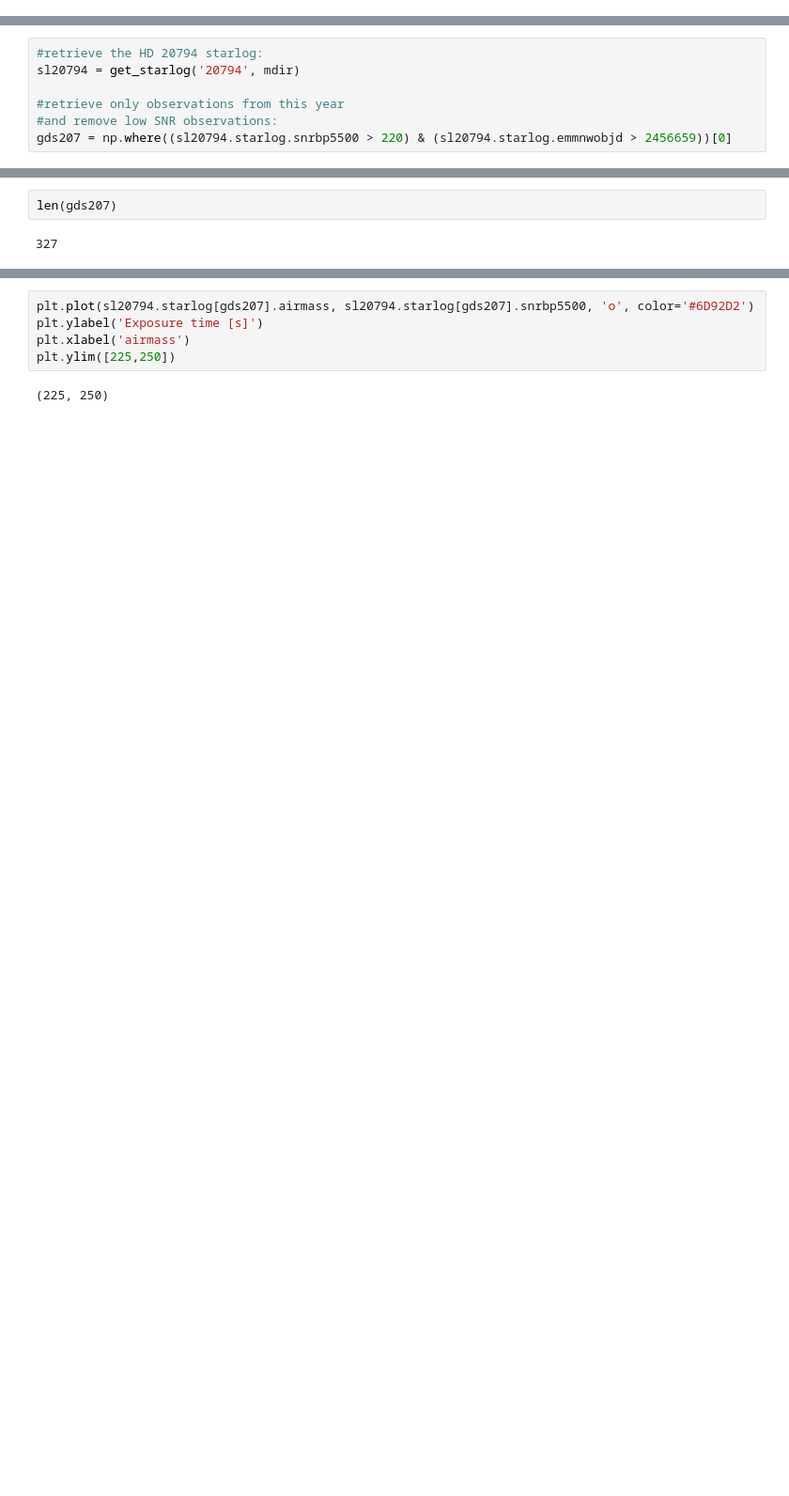
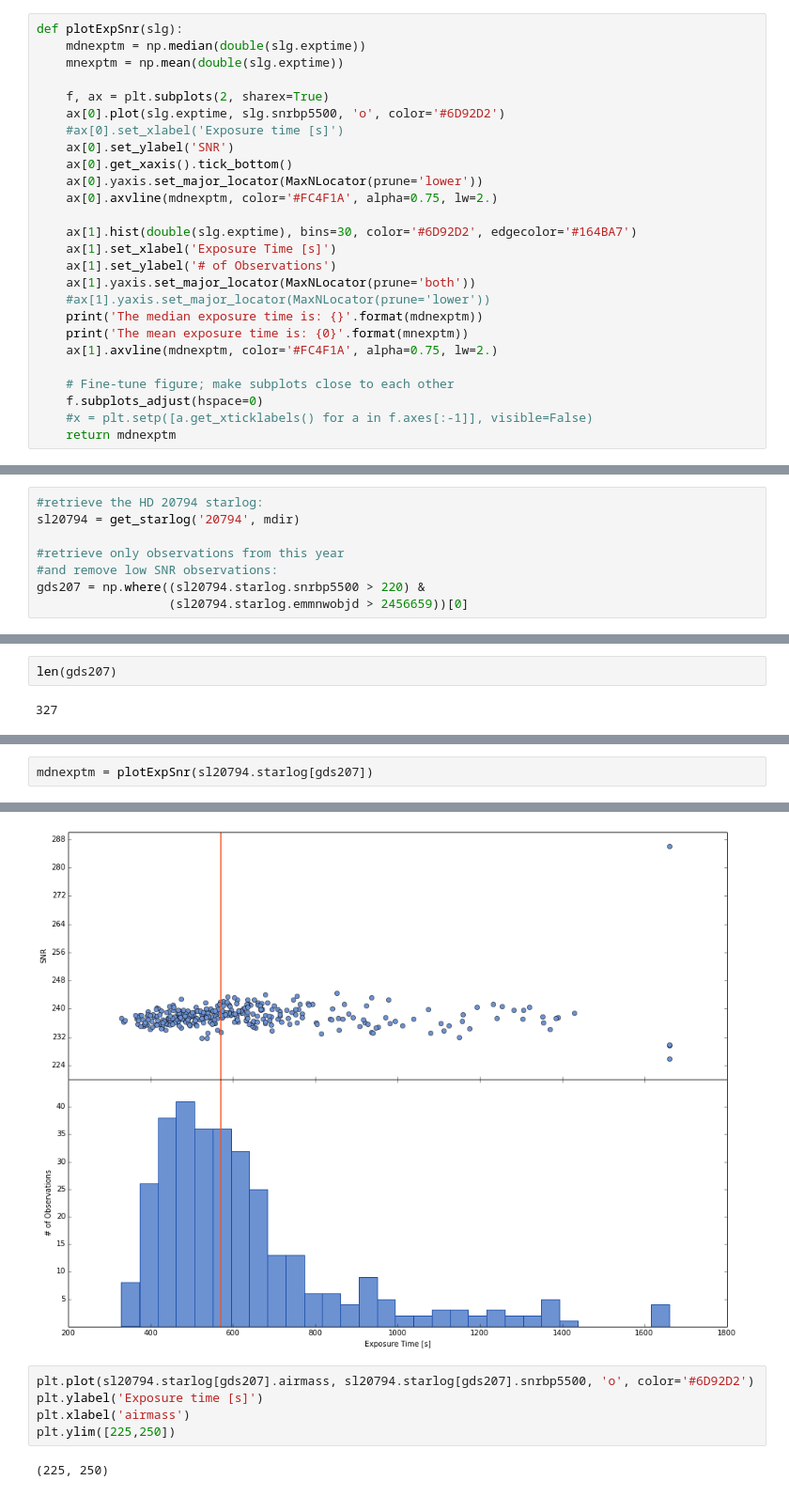
Before and after one commit to mattgiguere/CHIRON, a Jupyter notebook: EXPM/ExposureTime.ipynb, the cells around one changed output, grey strips where cells are left out. Shown at 94% size. Saved outputs shown, nothing was run; the diff lists cells and outputs as text; blank space fills up the shorter version.

Commit message:
finished exposure time notebook
the calculation of the exposure time for CHIRON is now complete

```diff
--- a/EXPM/ExposureTime.ipynb
+++ b/EXPM/ExposureTime.ipynb
@@ -113,0 +133,26 @@ Standard Deviation: 5.03746477712
+# %%
+def plotExpSnr(slg):
+    mdnexptm = np.median(double(slg.exptime))
+    mnexptm = np.mean(double(slg.exptime))
+
+    f, ax = plt.subplots(2, sharex=True)
+    ax[0].plot(slg.exptime, slg.snrbp5500, 'o', color='#6D92D2')
+    #ax[0].set_xlabel('Exposure time [s]')
+    ax[0].set_ylabel('SNR')
+    ax[0].get_xaxis().tick_bottom()
+    ax[0].yaxis.set_major_locator(MaxNLocator(prune='lower'))
+    ax[0].axvline(mdnexptm, color='#FC4F1A', alpha=0.75, lw=2.)
+
+    ax[1].hist(double(slg.exptime), bins=30, color='#6D92D2', edgecolor='#164BA7')
+    ax[1].set_xlabel('Exposure Time [s]')
+    ax[1].set_ylabel('# of Observations')
+    ax[1].yaxis.set_major_locator(MaxNLocator(prune='both'))
+    #ax[1].yaxis.set_major_locator(MaxNLocator(prune='lower'))
+    print('The median exposure time is: {}'.format(mdnexptm))
+    print('The mean exposure time is: {0}'.format(mnexptm))
+    ax[1].axvline(mdnexptm, color='#FC4F1A', alpha=0.75, lw=2.)
+
+    # Fine-tune figure; make subplots close to each other
+    f.subplots_adjust(hspace=0)
+    #x = plt.setp([a.get_xticklabels() for a in f.axes[:-1]], visible=False)
+    return mdnexptm
@@ -119,4 +175,5 @@ sl20794 = get_starlog('20794', mdir)
 
 #retrieve only observations from this year
 #and remove low SNR observations:
-gds207 = np.where((sl20794.starlog.snrbp5500 > 220) & (sl20794.starlog.emmnwobjd > 2456659))[0]
+gds207 = np.where((sl20794.starlog.snrbp5500 > 220) &
+                  (sl20794.starlog.emmnwobjd > 2456659))[0]
@@ -144,0 +188,3 @@ The median exposure time is: 570.66
+# %%
+mdnexptm = plotExpSnr(sl20794.starlog[gds207])
+# %% [output]
@@ -145,3 +193,4 @@ The median exposure time is: 570.66
+[figure, added]
 # %%
 plt.plot(sl20794.starlog[gds207].airmass, sl20794.starlog[gds207].snrbp5500, 'o', color='#6D92D2')
 plt.ylabel('Exposure time [s]')
```
Also changed, not shown: parts of 112 cells of this notebook.
